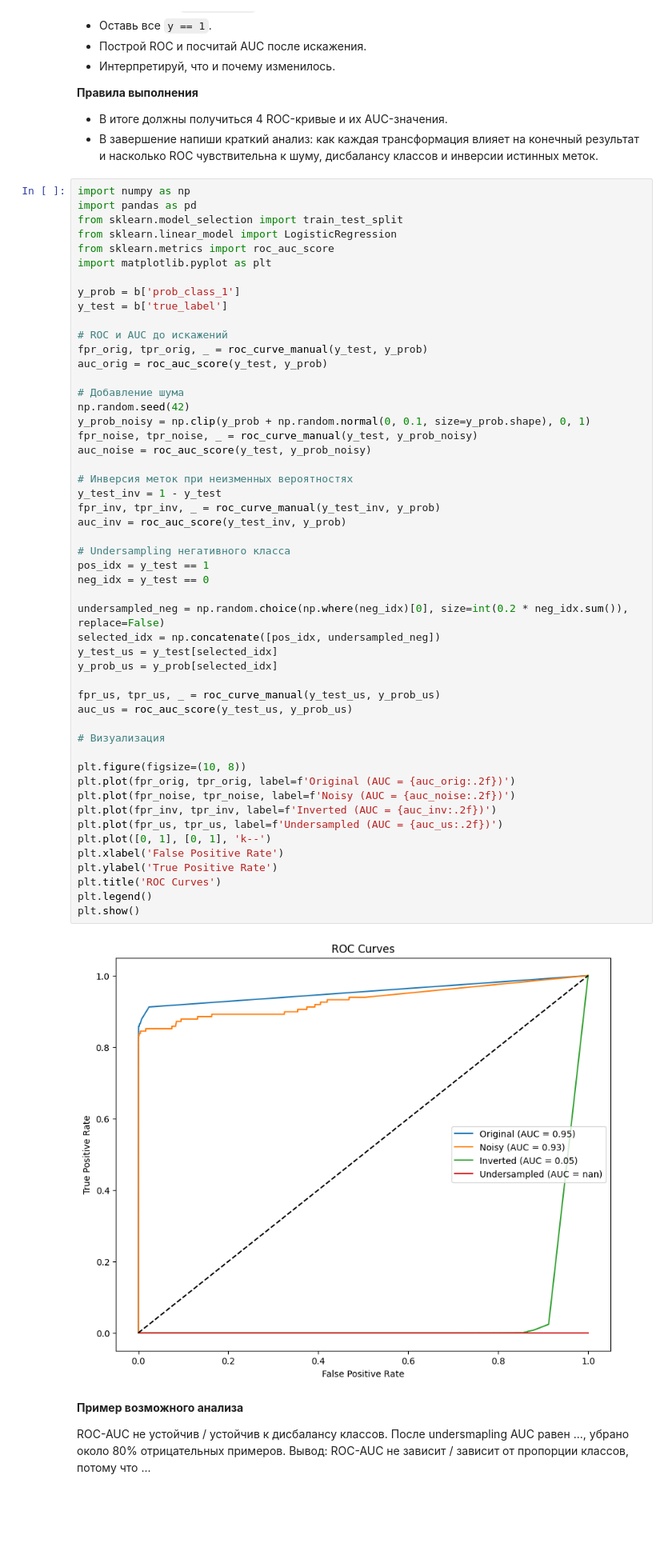
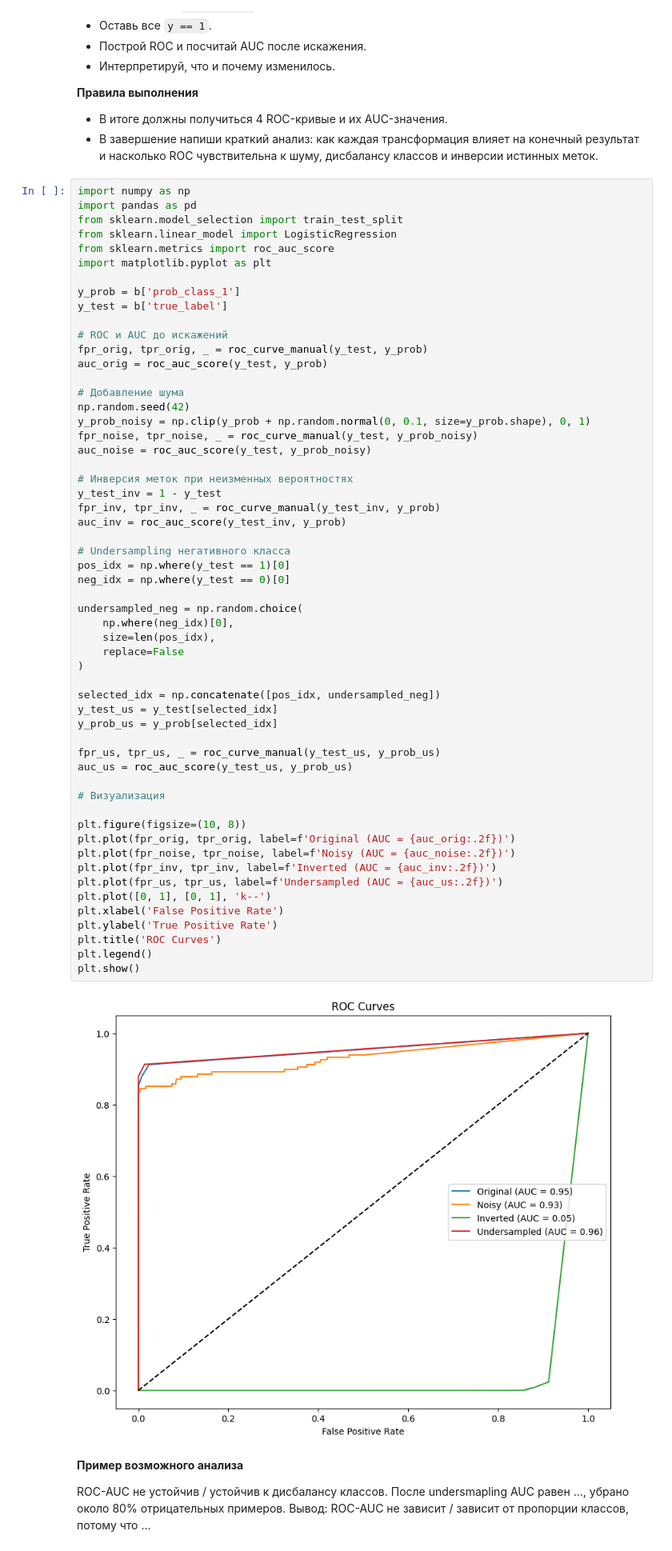
Before and after one commit to dchurikov1983/msc-ml-online-autumn-2026, a Jupyter notebook: W2 Classification Metrics/Неделя_2_Машинное_обучение_ДЗ_done.ipynb, the cells around one changed output. Shown at 80% size. Cells and saved outputs as stored; diff of their text form; blank space fills up the shorter version.

Commit message:
hw2 fixed erros on diagram

```diff
--- a/W2 Classification Metrics/Неделя_2_Машинное_обучение_ДЗ_done.ipynb
+++ b/W2 Classification Metrics/Неделя_2_Машинное_обучение_ДЗ_done.ipynb
@@ -438,37 +438,42 @@ fpr_noise, tpr_noise, _ = roc_curve_manual(y_test, y_prob_noisy)
 auc_noise = roc_auc_score(y_test, y_prob_noisy)
 
 # Инверсия меток при неизменных вероятностях
 y_test_inv = 1 - y_test
 fpr_inv, tpr_inv, _ = roc_curve_manual(y_test_inv, y_prob)
 auc_inv = roc_auc_score(y_test_inv, y_prob)
 
 # Undersampling негативного класса
-pos_idx = y_test == 1
-neg_idx = y_test == 0
+pos_idx = np.where(y_test == 1)[0]
+neg_idx = np.where(y_test == 0)[0]
 
-undersampled_neg = np.random.choice(np.where(neg_idx)[0], size=int(0.2 * neg_idx.sum()), replace=False)
+undersampled_neg = np.random.choice(
+    np.where(neg_idx)[0],
+    size=len(pos_idx),
+    replace=False
+)
+
 selected_idx = np.concatenate([pos_idx, undersampled_neg])
 y_test_us = y_test[selected_idx]
 y_prob_us = y_prob[selected_idx]
 
 fpr_us, tpr_us, _ = roc_curve_manual(y_test_us, y_prob_us)
 auc_us = roc_auc_score(y_test_us, y_prob_us)
 
 # Визуализация
 
 plt.figure(figsize=(10, 8))
 plt.plot(fpr_orig, tpr_orig, label=f'Original (AUC = {auc_orig:.2f})')
 plt.plot(fpr_noise, tpr_noise, label=f'Noisy (AUC = {auc_noise:.2f})')
 plt.plot(fpr_inv, tpr_inv, label=f'Inverted (AUC = {auc_inv:.2f})')
 plt.plot(fpr_us, tpr_us, label=f'Undersampled (AUC = {auc_us:.2f})')
 plt.plot([0, 1], [0, 1], 'k--')
 plt.xlabel('False Positive Rate')
 plt.ylabel('True Positive Rate')
 plt.title('ROC Curves')
 plt.legend()
 plt.show()
 # %% [output]
-[figure, old version]
+[figure, new version]
 # %% [markdown]
 **Пример возможного анализа**
 
```
